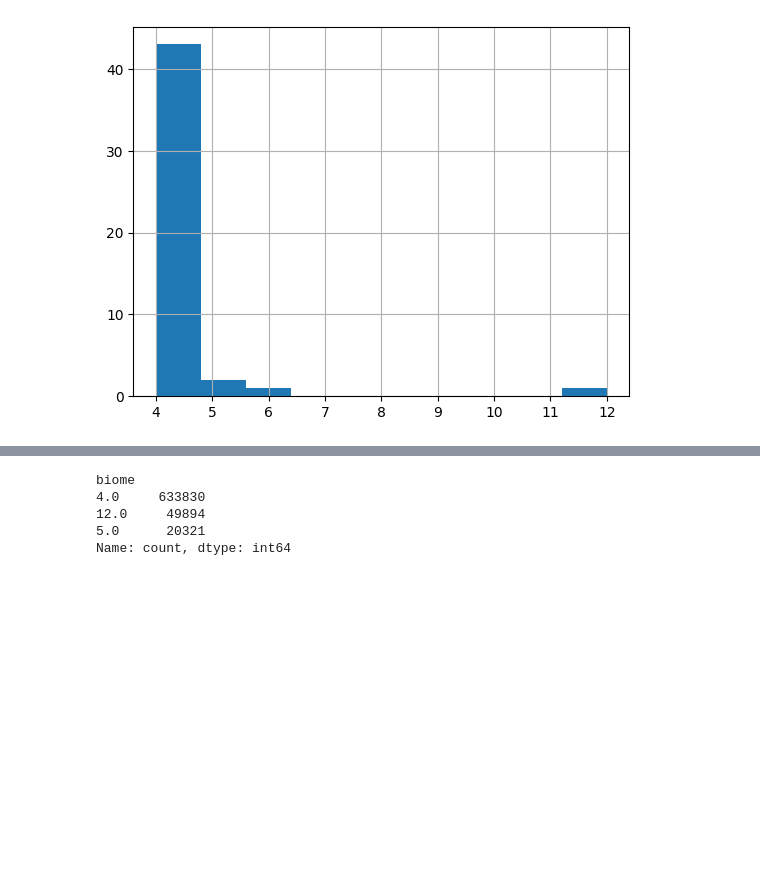
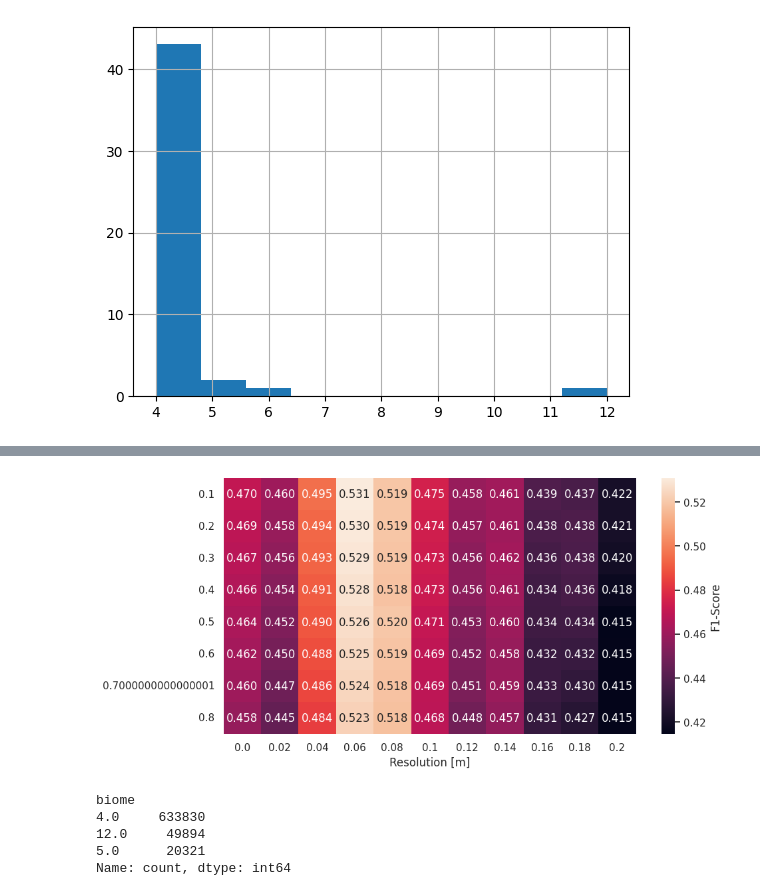
Before and after one commit to jmoeh/standing-deadwood, a Jupyter notebook: notebooks/100_experimentation.ipynb, the cells around one changed output, grey strips where cells are left out. Saved outputs shown, nothing was run; the diff lists cells and outputs as text; code cells hidden in the pictures; blank space fills up the shorter version.

```diff
--- a/notebooks/100_experimentation.ipynb
+++ b/notebooks/100_experimentation.ipynb
@@ -361,3 +429,23 @@ plt.show()
+# %%
+sns.set_theme()
+pivoted = eval_df.pivot_table(
+    index="treshold", columns="resolution_bin", values="f1", aggfunc="mean"
+)
+ax = sns.heatmap(
+    pivoted,
+    cmap="rocket",
+    annot=True,
+    fmt=".3f",
+    cbar_kws={"label": "F1-Score"},
+)
+
+ax.set_ylabel("")
+ax.set_xlabel("Resolution [m]")
+fig = ax.get_figure()
+fig.set_size_inches(10, 5)
+plt.show()
+# %% [output]
+[figure, added]
 # %%
 fig.savefig("f1_score_heatmap.png", dpi=800, bbox_inches="tight")
 # %%
```
Also changed, not shown: parts of 11 cells of this notebook, 16 other files.
